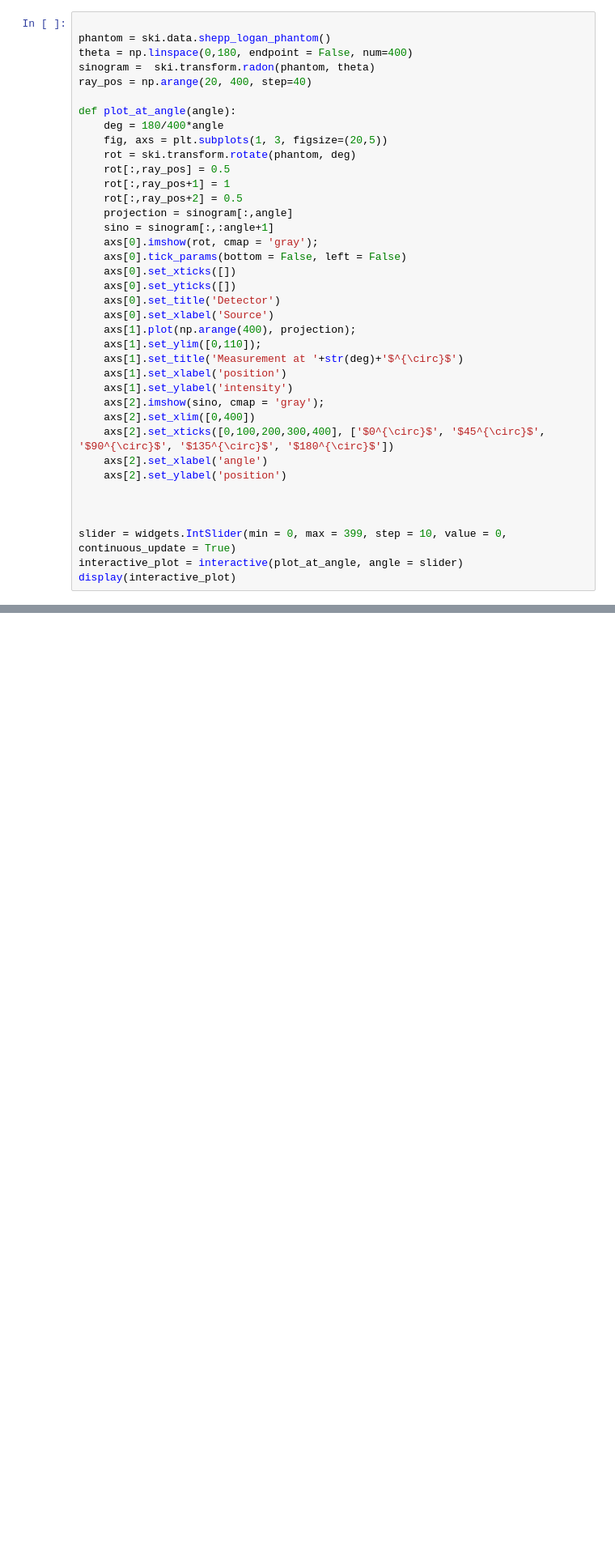
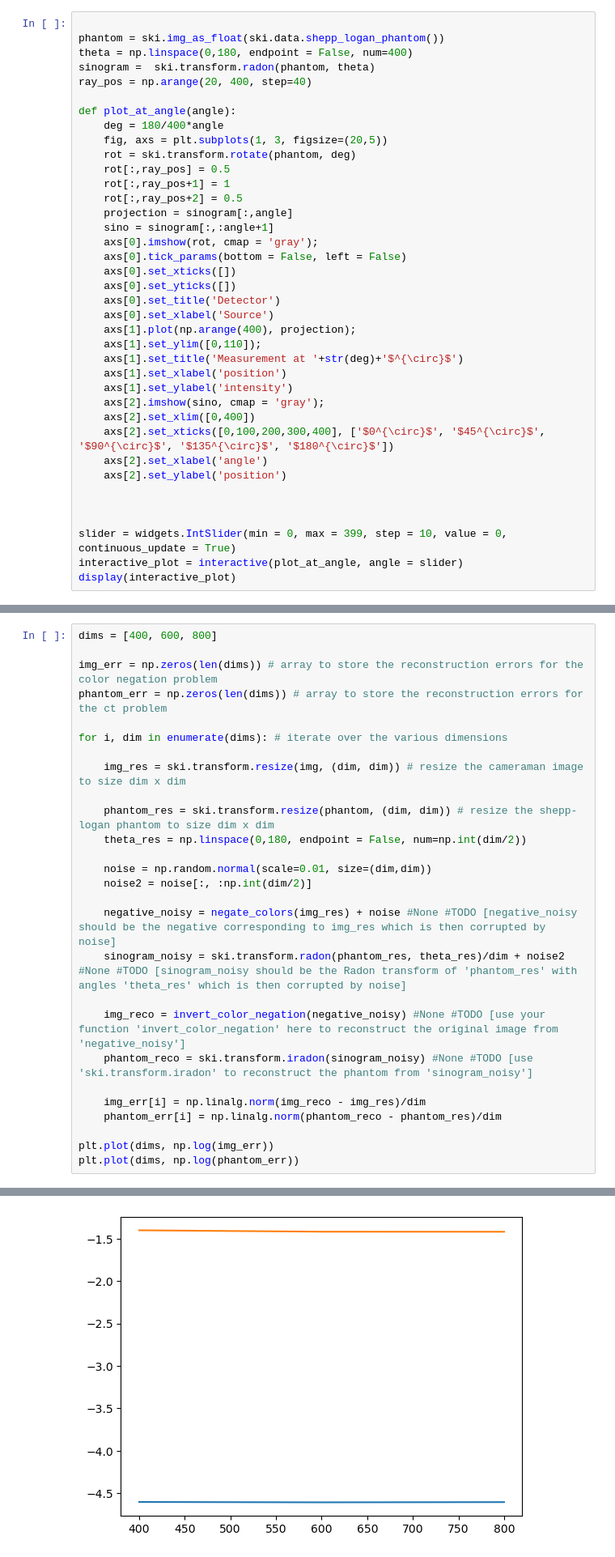
Before and after one commit to TimRoith/IncubatorSchool, a Jupyter notebook: Tutorial_01.ipynb, the cells around one changed output, grey strips where cells are left out. Shown: that part at 81% size. Saved outputs shown, nothing was run; the diff lists cells and outputs as text; blank space fills up the shorter version.

```diff
--- a/Tutorial_01.ipynb
+++ b/Tutorial_01.ipynb
@@ -74,7 +76,7 @@ Computed Tomography scans are a popular way to obtain internal images of the bod
 Let's look at an exemplary CT scan of the [Shepp-Logan phantom](https://en.wikipedia.org/wiki/Shepp–Logan_phantom)!
 # %%
 
-phantom = ski.data.shepp_logan_phantom()
+phantom = ski.img_as_float(ski.data.shepp_logan_phantom())
 theta = np.linspace(0,180, endpoint = False, num=400)
 sinogram =  ski.transform.radon(phantom, theta)
 ray_pos = np.arange(20, 400, step=40)
@@ -153,0 +161,28 @@ interactive(children=(IntSlider(value=0, description='idx', max=399, step=30), O
+# %%
+dims = [400, 600, 800]
+
+img_err = np.zeros(len(dims)) # array to store the reconstruction errors for the color negation problem
+phantom_err = np.zeros(len(dims)) # array to store the reconstruction errors for the ct problem
+
+for i, dim in enumerate(dims): # iterate over the various dimensions
+
+    img_res = ski.transform.resize(img, (dim, dim)) # resize the cameraman image to size dim x dim
+
+    phantom_res = ski.transform.resize(phantom, (dim, dim)) # resize the shepp-logan phantom to size dim x dim
+    theta_res = np.linspace(0,180, endpoint = False, num=np.int(dim/2))
+
+    noise = np.random.normal(scale=0.01, size=(dim,dim))
+    noise2 = noise[:, :np.int(dim/2)]
+
+    negative_noisy = negate_colors(img_res) + noise #None #TODO [negative_noisy should be the negative corresponding to img_res which is then corrupted by noise]
+    sinogram_noisy = ski.transform.radon(phantom_res, theta_res)/dim + noise2 #None #TODO [sinogram_noisy should be the Radon transform of 'phantom_res' with angles 'theta_res' which is then corrupted by noise]
+
+    img_reco = invert_color_negation(negative_noisy) #None #TODO [use your function 'invert_color_negation' here to reconstruct the original image from 'negative_noisy']
+    phantom_reco = ski.transform.iradon(sinogram_noisy) #None #TODO [use 'ski.transform.iradon' to reconstruct the phantom from 'sinogram_noisy']
+
+    img_err[i] = np.linalg.norm(img_reco - img_res)/dim
+    phantom_err[i] = np.linalg.norm(phantom_reco - phantom_res)/dim
+
+plt.plot(dims, np.log(img_err))
+plt.plot(dims, np.log(phantom_err))
+# %% [output]
@@ -153,0 +194 @@ interactive(children=(IntSlider(value=0, description='idx', max=399, step=30), O
+[figure, added]
```
Also changed, not shown: parts of 8 cells of this notebook.
